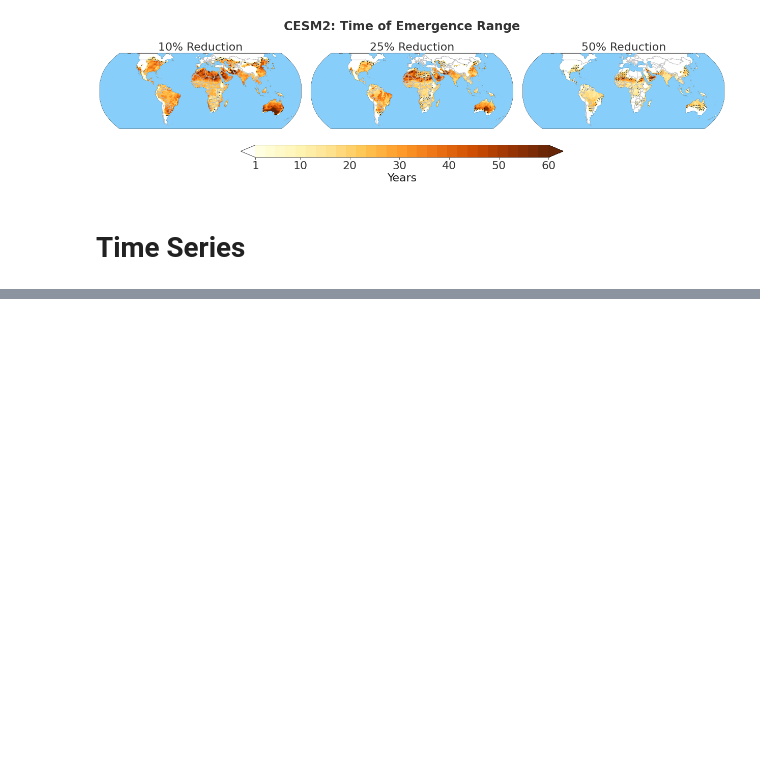
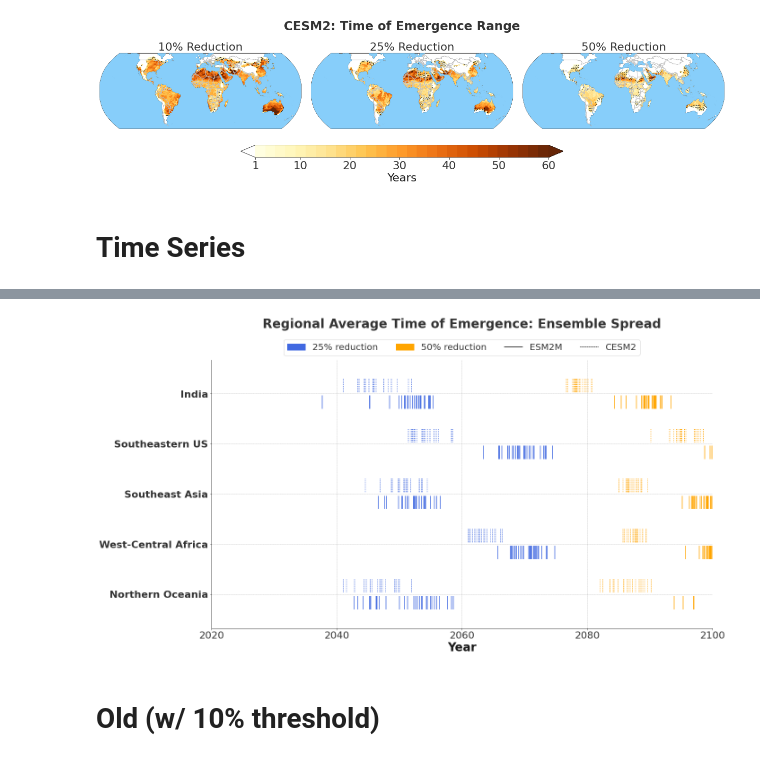
Before and after one commit to KYan19/pei, a Jupyter notebook: notebooks/10.1_Hottest_ToE.ipynb, the cells around one changed output, grey strips where cells are left out. Drawn from its saved outputs; the diff is of its cells as text; code cells hidden in the pictures; blank space fills up the shorter version.

Commit message:
Taking out 10% threshold

```diff
--- a/notebooks/10.1_Hottest_ToE.ipynb
+++ b/notebooks/10.1_Hottest_ToE.ipynb
@@ -106,3 +214,44 @@ plt.savefig('toe_diff_cesm2.png',dpi=300)
+# %%
+cesm2_1 = xr.Dataset()
+cesm2_2 = xr.Dataset()
+
+for region in regions:
+    ds_region = lf.slice_region(ds_toe_cesm2,region,'CESM2')
+    cesm2_1[region] = ds_region[thres[0]].weighted(ds_pop_cesm2).mean(['lat','lon'])
+    cesm2_2[region] = ds_region[thres[1]].weighted(ds_pop_cesm2).mean(['lat','lon'])
+
+cesm2_1 = cesm2_1.to_array(dim='region')
+cesm2_2 = cesm2_2.to_array(dim='region')
+# %%
+fig,ax=plt.subplots(figsize=(20,11))
+ax.eventplot(esm2m_1,orientation='horizontal',colors='royalblue',linelengths=0.8,lineoffsets=[1,4,7,10,13]);
+ax.eventplot(esm2m_2,orientation='horizontal',colors='orange',linelengths=0.8,lineoffsets=[1,4,7,10,13]);
+
+ax.eventplot(cesm2_1,orientation='horizontal',colors='royalblue',linelengths=0.8,linestyles='dotted',lineoffsets=[2,5,8,11,14]);
+ax.eventplot(cesm2_2,orientation='horizontal',colors='orange',linelengths=0.8,linestyles='dotted',lineoffsets=[2,5,8,11,14]);
+
+locs = np.arange(1.5,16.5,3)
+ax.set_yticks(locs)
+ax.set_yticklabels(regions,fontweight='bold');
+ax.set_xlim([2020,2100]);
+ax.set_xticks(range(2020,2120,20))
+ax.set_xlabel('Year',fontsize=26,fontweight='bold')
+ax.set_title('Regional Average Time of Emergence: Ensemble Spread\n\n',fontsize=28,fontweight='bold');
+ax.grid(axis='x')
+
+# Set legend
+blue_patch = mpatches.Patch(color='royalblue', label='25% reduction')
+orange_patch = mpatches.Patch(color='orange', label='50% reduction')
+
+solid_line = mlines.Line2D([], [], color='black', linestyle='solid', label='ESM2M')
+dot_line = mlines.Line2D([], [], color='black', linestyle='dotted', label='CESM2')
+
+ax.legend(handles=[blue_patch,orange_patch,solid_line,dot_line],ncol=5,fancybox=True,loc='lower center',bbox_to_anchor=(0.5,1));
+#plt.savefig('barcode_toe.png',dpi=300)
+# %% [output]
+[figure, added]
+# %% [markdown]
+# Old (w/ 10% threshold)
 # %%
 def frac_emerge_plot(ds_toe_esm2m,ds_toe_cesm2,ds_pop_esm2m,ds_pop_cesm2,title,ax,ylabel=False,xlabel=False):
     '''Plot a single time series of fraction of population emerged'''
```
Also changed, not shown: parts of 21 cells of this notebook, 1 other file.
